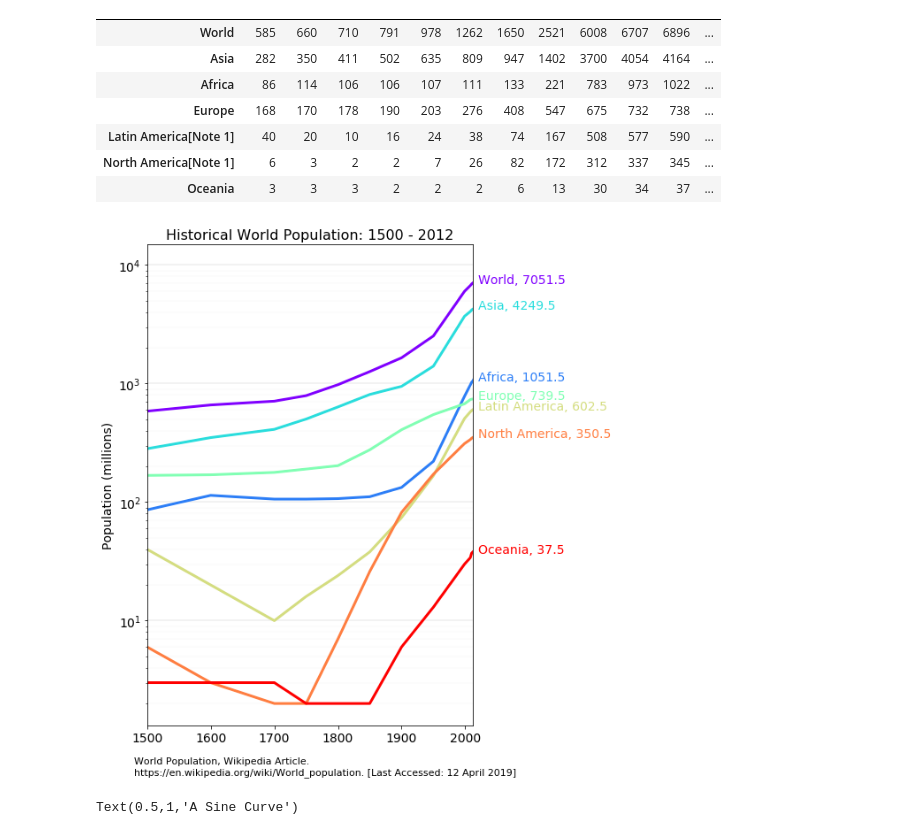
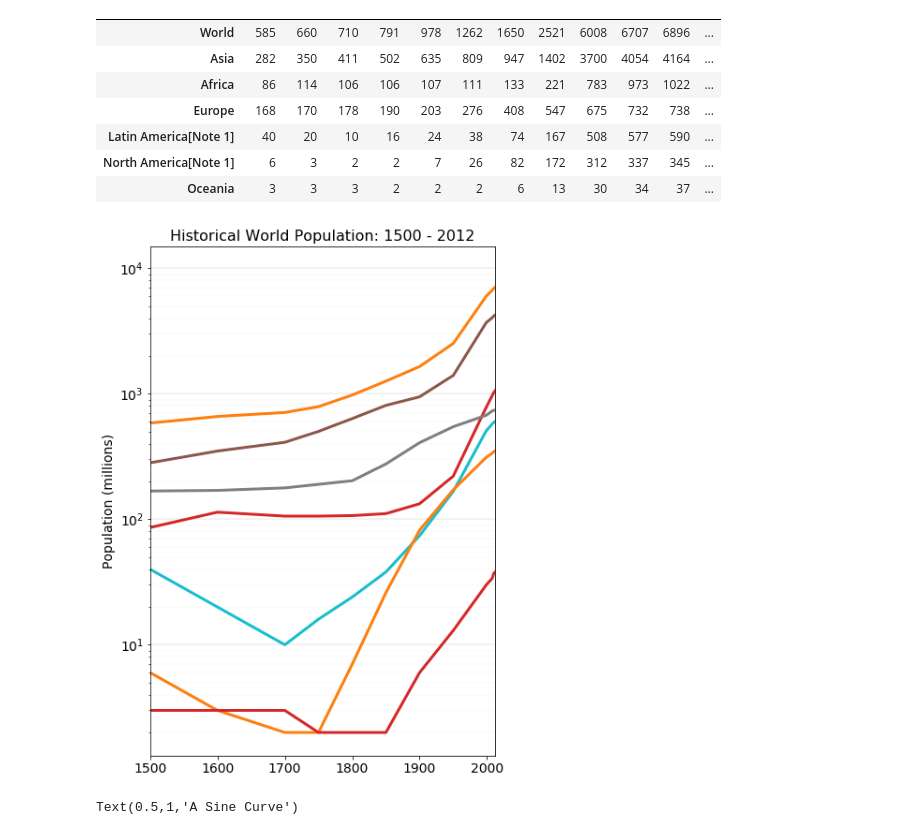
Before and after one commit to rtreharne/python_for_researchers, a Jupyter notebook: jupyter_notebooks/world_population.ipynb, the cells around one changed output. Saved outputs shown, nothing was run; the diff lists cells and outputs as text; code cells hidden in the pictures.

```diff
--- a/jupyter_notebooks/world_population.ipynb
+++ b/jupyter_notebooks/world_population.ipynb
@@ -47,41 +47,41 @@ index = df.index.values
 
 height = 10
 width = 0.66*height
 
 fig, ax = plt.subplots(figsize = (width, height))
 
 plt.xticks(fontsize=14)
 plt.yticks(fontsize=14)
 
 ax.set_yscale('log')
 
 year = df.columns.tolist()
 year = list(map(int, year))
 
-colors = plt.cm.rainbow(np.linspace(0,1,len(df)))
+#colors = plt.cm.rainbow(np.linspace(0,1,len(df)))
 
 ax.set_title("Historical World Population: 1500 - 2012", fontsize=16)
 ax.set_xlim(1500, 2012)
 ax.set_ylabel('Population (millions)', fontsize=14)#ax.set_xlabel('Year', fontsize=14)
 ax.grid(which='minor', linestyle=':', linewidth='0.1', color='grey')
 ax.grid(which='major', linestyle='-', linewidth='0.2', color='grey', axis='y')
 
 for i, row in enumerate(df.iterrows()):
     ax.plot(year, row[1])
-    ax.plot(year, row[1], label=row[1].name.replace("[Note 1]", ""), linewidth='3', color=colors[i])
-    y_pos = row[1][-3] - 0.5
-    ax.text(2020, y_pos, row[1].name.replace("[Note 1]", "")+ ", "+str(y_pos), fontsize=14, color=colors[i])
+    ax.plot(year, row[1], label=row[1].name.replace("[Note 1]", ""), linewidth='3')#, color=colors[i])
+    #y_pos = row[1][-3] - 0.5
+    #ax.text(2020, y_pos, row[1].name.replace("[Note 1]", "")+ ", "+str(y_pos), fontsize=14, color=colors[i])
 
 #plt.legend(bbox_to_anchor=(1.02,1), loc="upper left")
 #plt.legend(loc="upper left")
 
-plt.text(1480, 0.5, "World Population, Wikipedia Article.\n" +
-         "https://en.wikipedia.org/wiki/World_population. " +
-         "[Last Accessed: 12 April 2019]", fontsize=11, ha="left")
+#plt.text(1480, 0.5, "World Population, Wikipedia Article.\n" +
+         #"https://en.wikipedia.org/wiki/World_population. " +
+         #"[Last Accessed: 12 April 2019]", fontsize=11, ha="left")
 
 plt.show()
 # %% [output]
-[figure, old version]
+[figure, new version]
 # %%
 %matplotlib inline
 import pprint
```
Also changed, not shown: parts of 2 cells of this notebook, 8 other files.
